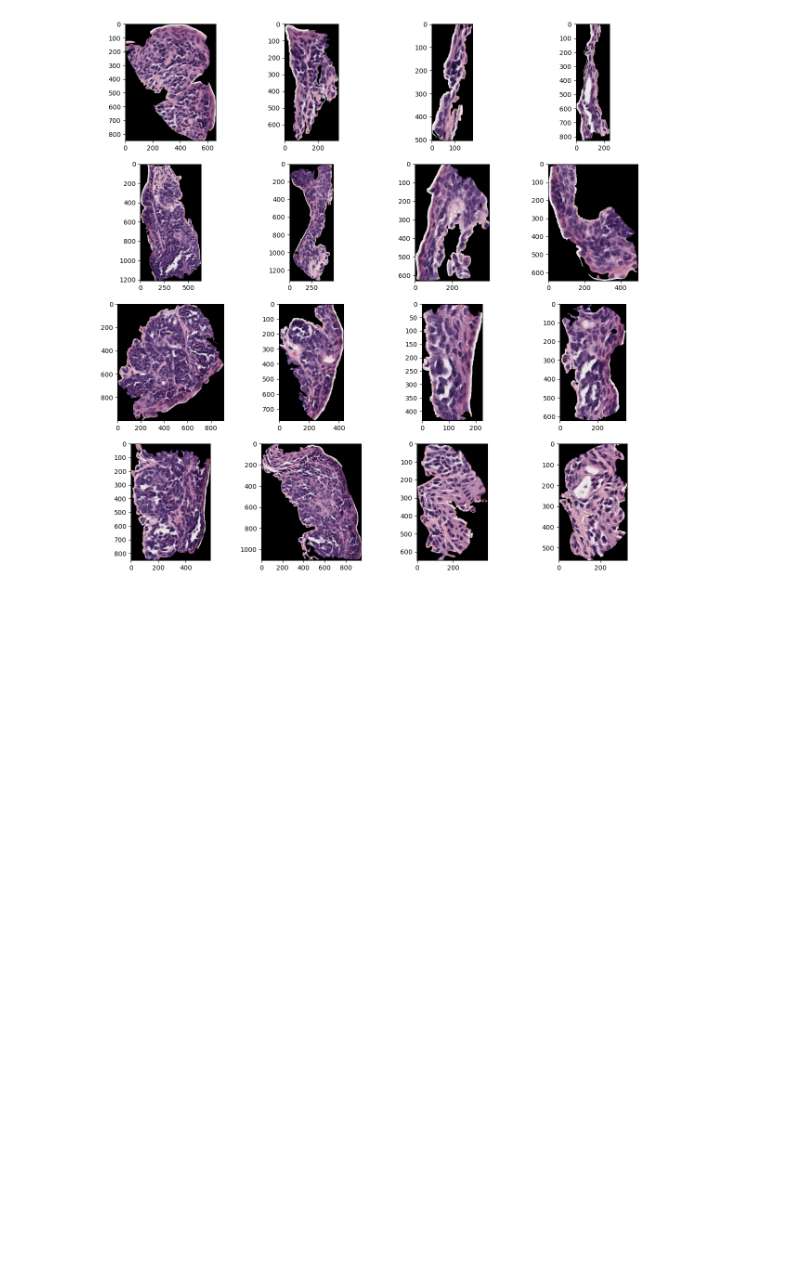
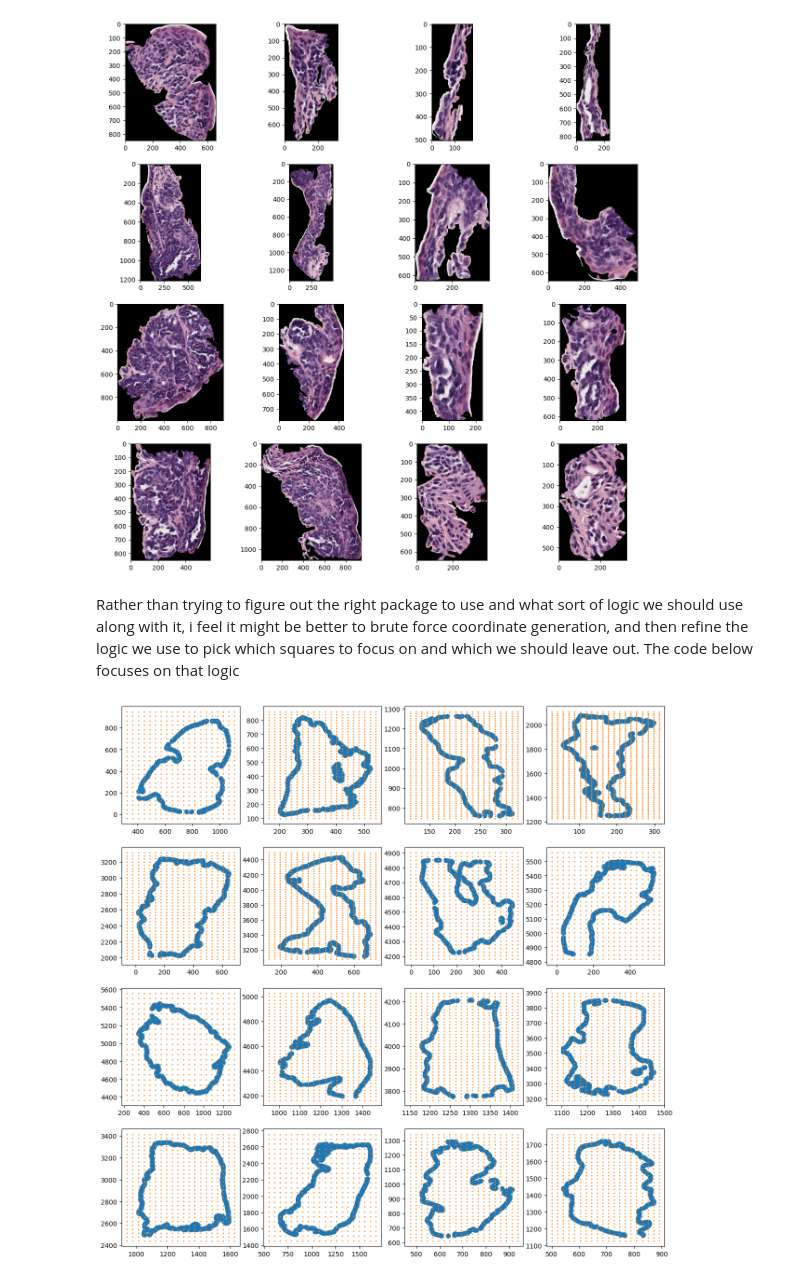
Before and after one commit to pschmidit/STAT390_WI2025, a Jupyter notebook: Patching Code/Segmenting Code/Segmenting_code.ipynb, the cells around one changed output. Drawn from its saved outputs; the diff is of its cells as text; code cells hidden in the pictures; blank space fills up the shorter version.

Commit message:
Added some rudimentary brute force code

```diff
--- a/Patching Code/Segmenting Code/Segmenting_code.ipynb
+++ b/Patching Code/Segmenting Code/Segmenting_code.ipynb
@@ -17,3 +19,39 @@ with rasterio.open("h2114153  h&e_ROI_1 Epithelia.png") as src:
             axs[i].imshow(out_image.transpose((1,2,0)))
 # %% [output]
 [figure]
+# %% [markdown]
+Rather than trying to figure out the right package to use and what sort of logic we should use along with it, i feel it might be better to brute force coordinate generation, and then refine the logic we use to pick which squares to focus on and which we should leave out. The code below focuses on that logic
+# %%
+# This function will take in one of the features created above and generate a patch.
+# I think having a rudimentary solution based on (brute force) would be better than trying to think up a way to create a patch from some obscure package we would
+# have to research, etc. We should maybe ask the thinkers to figure out a way to smartly generate patches either using a package or some algorithm, as of right now, though
+# creating some base solution would be better, I feel.
+def initial_patches(feature):
+    # Have patches be scaled to 1/16 of total feature by length of feature
+    coordinates = np.array([x for xs in feature.coordinates for x in xs])
+    x_min = coordinates[:,0].min()
+    x_max = coordinates[:,0].max()
+    y_min = coordinates[:,1].min()
+    y_max = coordinates[:,1].max()
+    patch_length = min(y_max - y_min, x_max - x_min) / 16
+
+    # Start two patch lengths away from x_min coordinate y_max coordinate and create array
+    # Array will contain the coordinates of top left part of square
+    x = np.arange(x_min - 2*patch_length, x_max + 2*patch_length, patch_length)
+    y = np.arange(y_max + 2*patch_length, y_min - 2*patch_length, -patch_length)
+
+    x_grid, y_grid = np.meshgrid(x, y)
+    patches = np.concatenate((x_grid.reshape(-1, 1), y_grid.reshape(-1, 1)), axis = 1)
+
+    return patches
+# %%
+# Demonstration of code, needs some configuring if want to overlay dots on actual image
+fig, axs = plt.subplots(4, 4, figsize=(15, 15))
+axs=axs.flatten()
+
+for i, feature in enumerate(features):
+  coordinates = pd.DataFrame(np.array([x for xs in feature.coordinates for x in xs]).reshape(-1, 2))
+  axs[i].scatter(coordinates[0], coordinates[1])
+  axs[i].scatter(initial_patches(feature)[:,0], initial_patches(feature)[:,1], s = 1)
+# %% [output]
+[figure, added]
```
Also changed, not shown: parts of 2 cells of this notebook.
